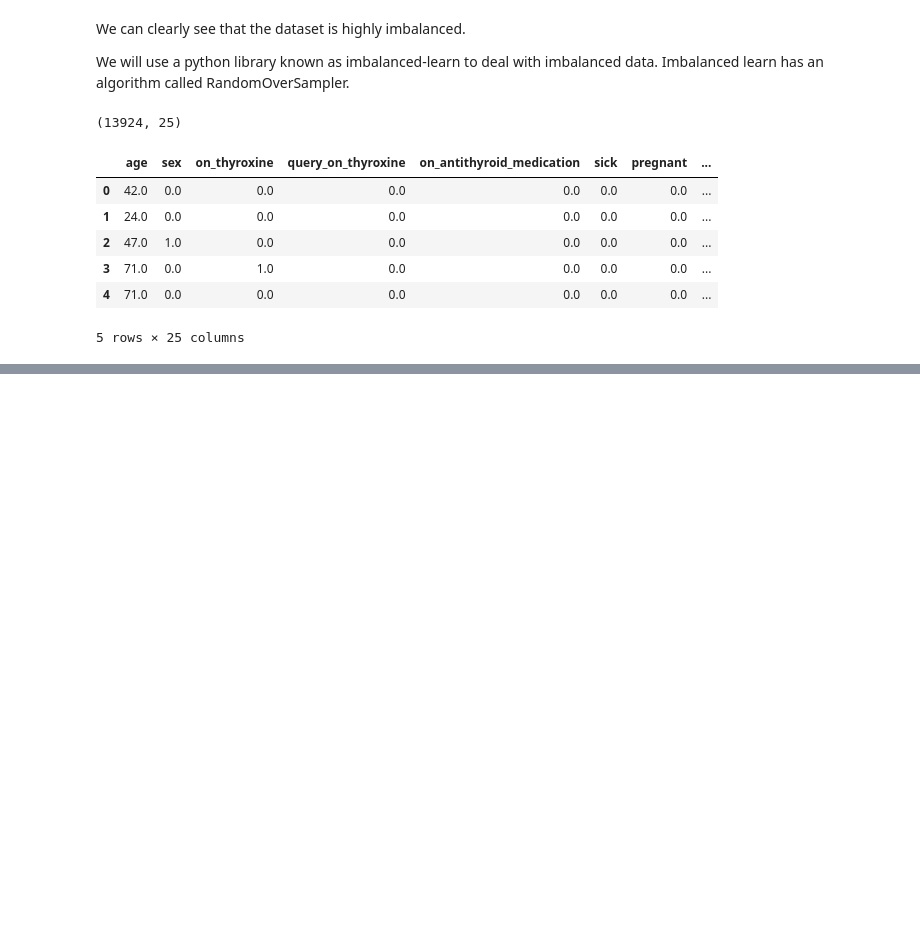
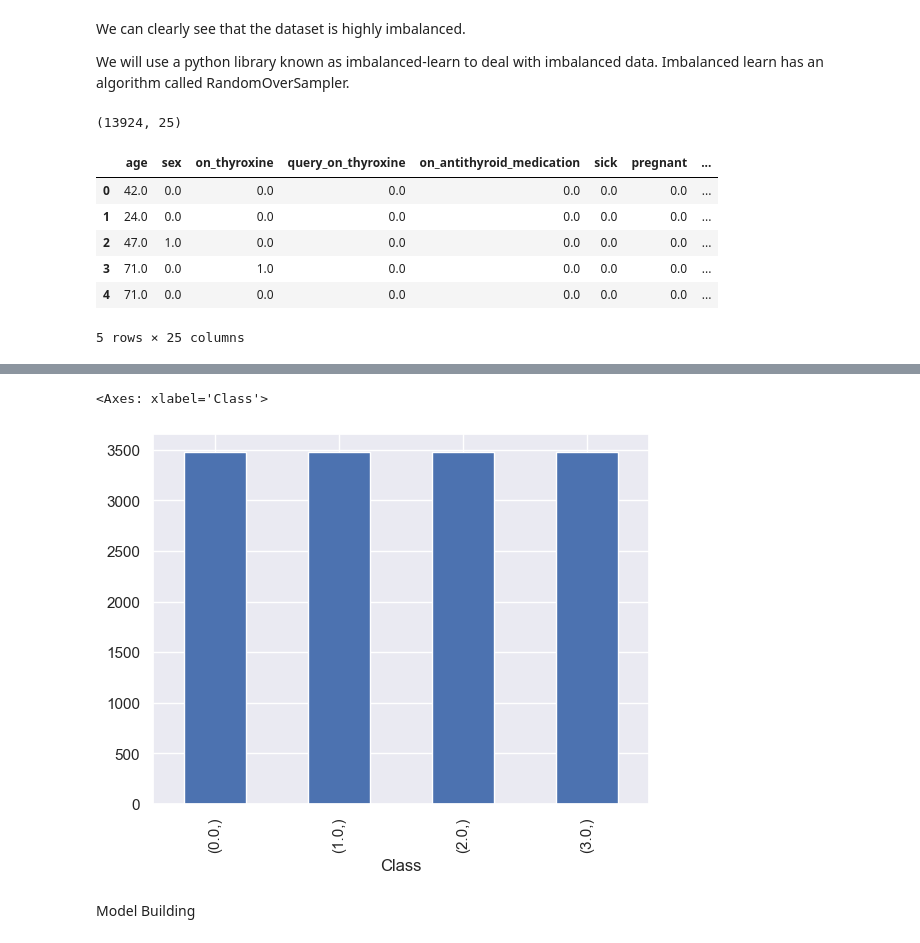
Before and after one commit to AbhishekPalsra/Thyroid_Disease_Detection, a Jupyter notebook: notebook/preprocessing_thyroid.ipynb, the cells around one changed output, grey strips where cells are left out. Drawn from its saved outputs; the diff is of its cells as text; code cells hidden in the pictures; blank space fills up the shorter version.

```diff
--- a/notebook/preprocessing_thyroid.ipynb
+++ b/notebook/preprocessing_thyroid.ipynb
@@ -505,3 +505,6 @@ X_sampled.head()
 | 3 | 71.0 | 0.0 | 1.0 | 0.0 | 0.0 | 0.0 | 0.0 | ... |
 | 4 | 71.0 | 0.0 | 0.0 | 0.0 | 0.0 | 0.0 | 0.0 | ... |
 5 rows × 25 columns
+# %%
+y_sampled=pd.DataFrame(data=y_sampled)
+y_sampled.head()
@@ -507,0 +518,7 @@ X_sampled.head()
+# %%
+y_sampled.value_counts().plot(kind='bar')
+# %% [output]
+<Axes: xlabel='Class'>
+[figure, added]
+# %% [markdown]
+Model Building
```
Also changed, not shown: parts of 28 cells of this notebook.
